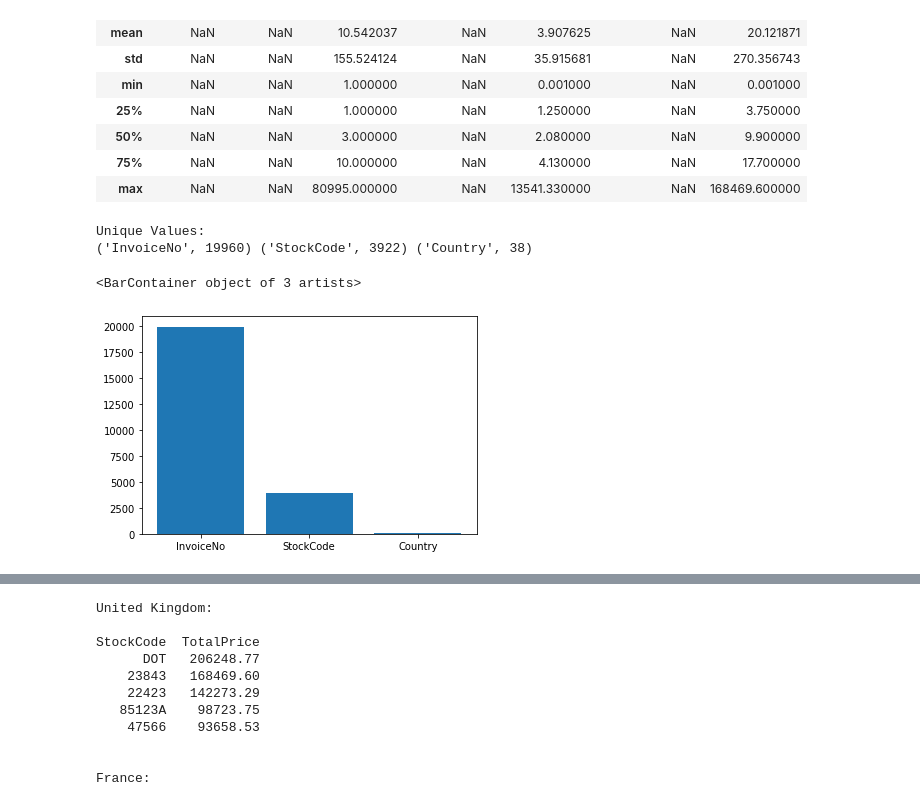
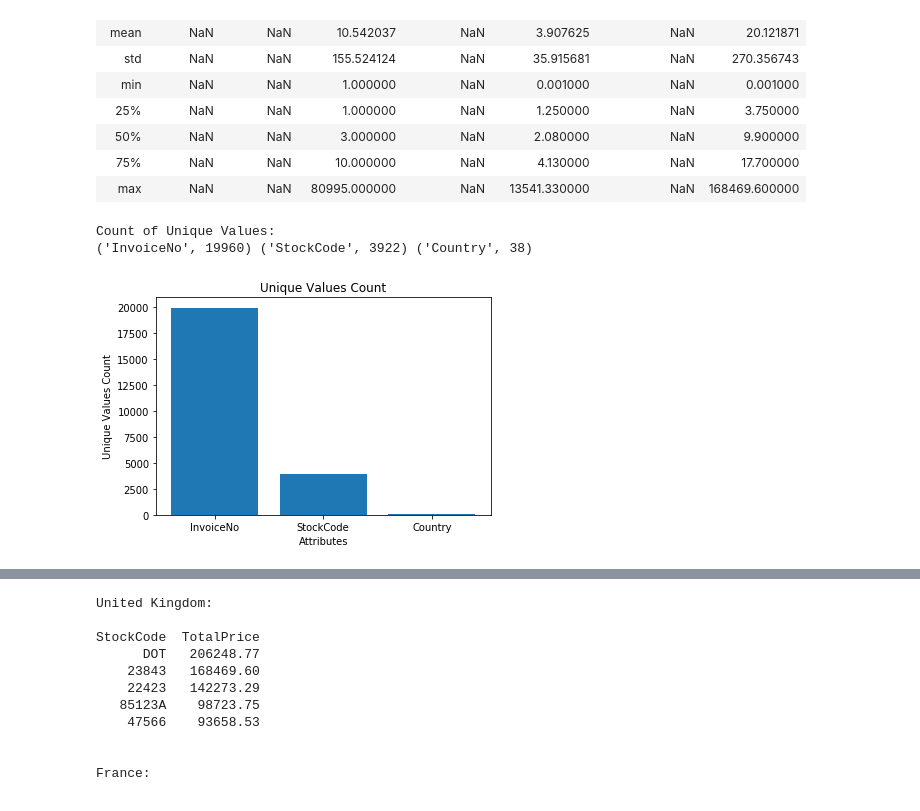
Before and after one commit to whz20024117/IE582_HW, a Jupyter notebook: HW4/Q2.ipynb, the cells around one changed output, grey strips where cells are left out. Saved outputs shown, nothing was run; the diff lists cells and outputs as text; code cells hidden in the pictures.

```diff
--- a/HW4/Q2.ipynb
+++ b/HW4/Q2.ipynb
@@ -26,14 +28,17 @@ summary
 # %%
 # Unique values
 unique_vals = summary[['InvoiceNo', 'StockCode', 'Country']].loc['unique']
-print('Unique Values:')
+print('Count of Unique Values:')
 print(*zip(unique_vals.index,unique_vals.tolist()))
 plt.bar(unique_vals.index, unique_vals.tolist())
+plt.xlabel("Attributes")
+plt.ylabel("Unique Values Count")
+plt.title('Unique Values Count')
+plt.show()
 # %% [output]
-Unique Values:
+Count of Unique Values:
 ('InvoiceNo', 19960) ('StockCode', 3922) ('Country', 38)
-<BarContainer object of 3 artists>
-[figure, old version]
+[figure, new version]
 # %%
 # Unit prices
 print('Unit Price Stats: ')
```
Also changed, not shown: parts of 7 cells of this notebook, 2 other files.
